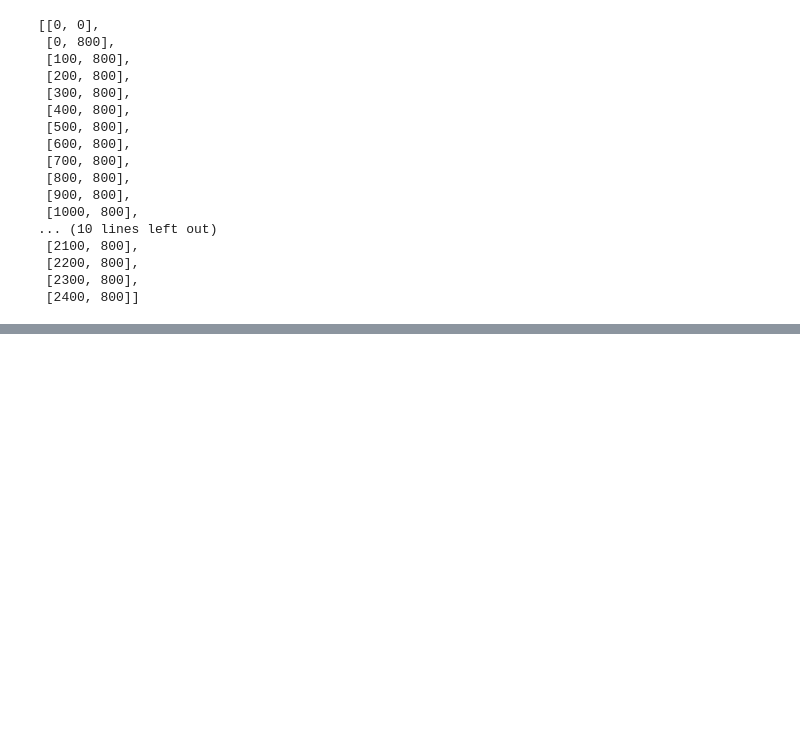
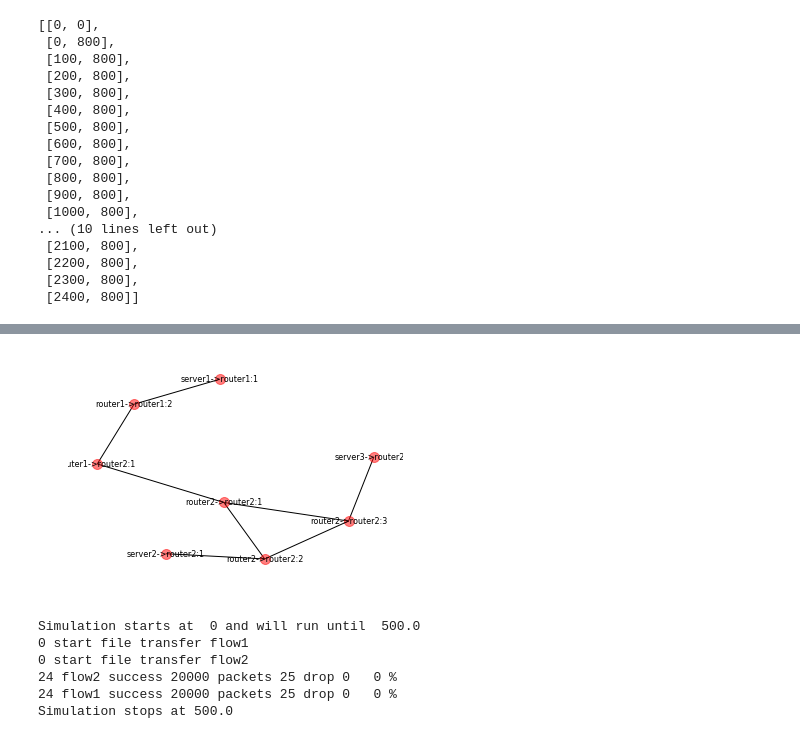
Before and after one commit to esnet/calibers, a Jupyter notebook: simulator/Tutorial.ipynb, the cells around one changed output, grey strips where cells are left out. Drawn from its saved outputs; the diff is of its cells as text; code cells hidden in the pictures; blank space fills up the shorter version.

```diff
--- a/simulator/Tutorial.ipynb
+++ b/simulator/Tutorial.ipynb
@@ -157,0 +158,7 @@ topo.show_plots()
+# %%
+server3 = Endpoint(name='server3',topology=topo,capacity=10000,rate=8000)
+server3.connect('router2')
+
+topo.draw()
+# %% [output]
+[figure, added]
@@ -157,0 +176,9 @@ topo.show_plots()
+# %%
+topo.start_simulation(until_sec=50)
+# %% [output]
+Simulation starts at  0 and will run until  500.0
+0 start file transfer flow1
+0 start file transfer flow2
+24 flow2 success 20000 packets 25 drop 0   0 %
+24 flow1 success 20000 packets 25 drop 0   0 %
+Simulation stops at 500.0
```
Also changed, not shown: parts of 6 cells of this notebook.
